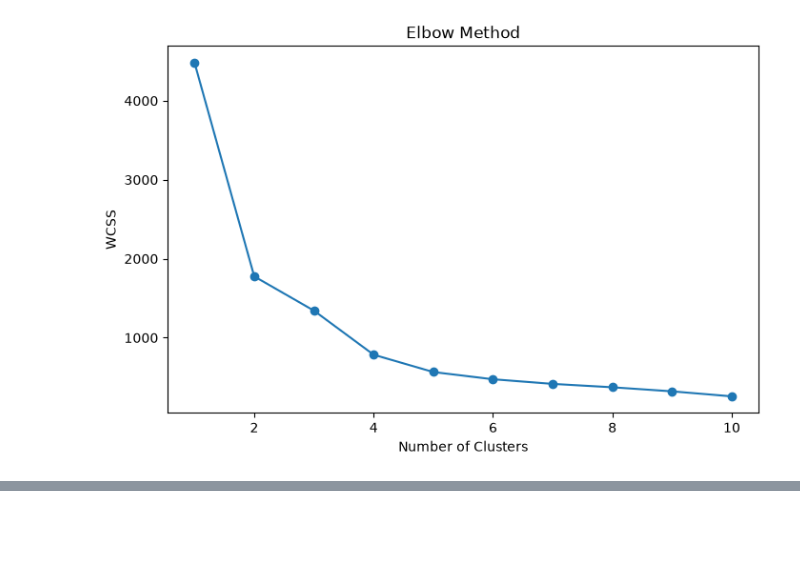
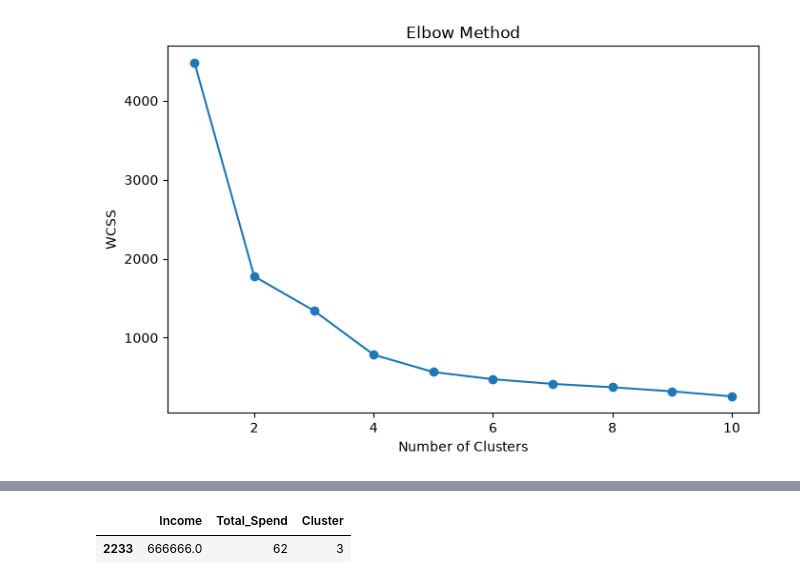
Before and after one commit to mustafagohar-sp/AI-ML-Internship, a Jupyter notebook: Week 2/kmeans.ipynb, the cells around one changed output, grey strips where cells are left out. Saved outputs shown, nothing was run; the diff lists cells and outputs as text; code cells hidden in the pictures; blank space fills up the shorter version.

```diff
--- a/Week 2/kmeans.ipynb
+++ b/Week 2/kmeans.ipynb
@@ -183,0 +226,5 @@ plt.show()
+# %%
+customer[customer["Cluster"] == 3][["Income", "Total_Spend","Cluster"]]
+# %% [output]
+|  | Income | Total_Spend | Cluster |
+| 2233 | 666666.0 | 62 | 3 |
```
Also changed, not shown: parts of 5 cells of this notebook.
